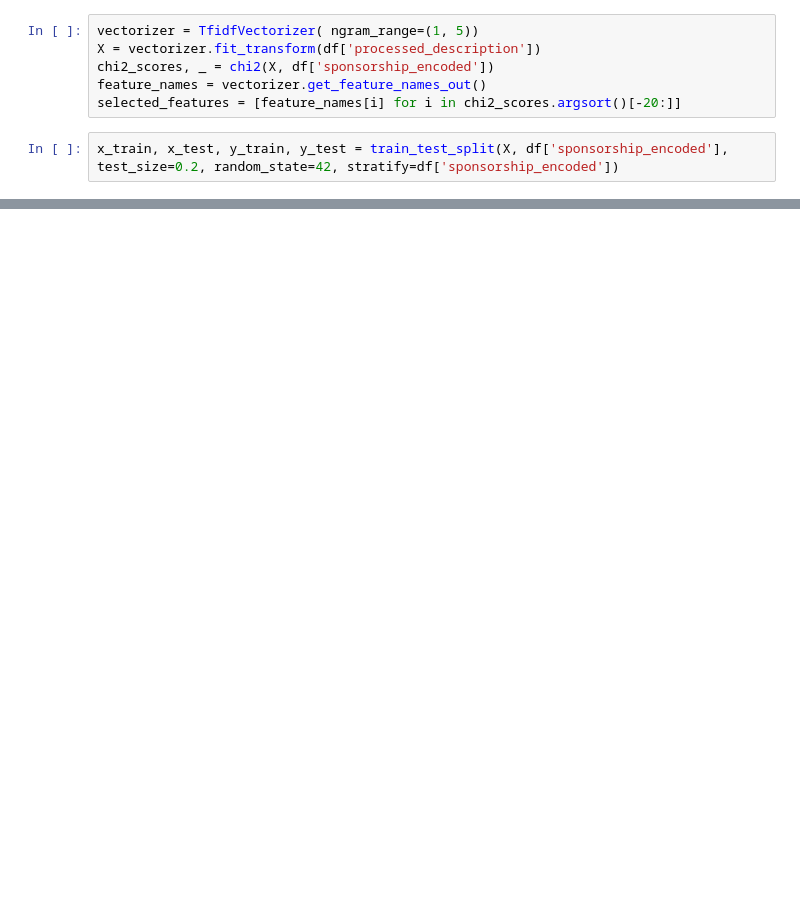
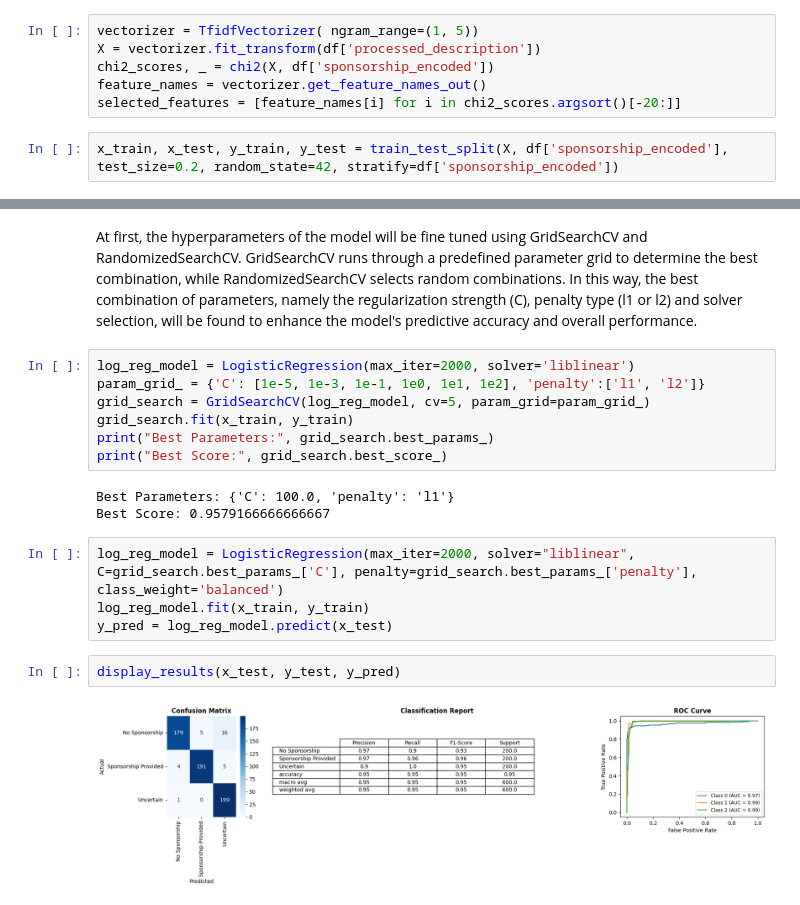
Before and after one commit to rsgGit/job-search, a Jupyter notebook: notebooks/text_classification_model.ipynb, the cells around one changed output, grey strips where cells are left out. Drawn from its saved outputs; the diff is of its cells as text; blank space fills up the shorter version.

```diff
--- a/notebooks/text_classification_model.ipynb
+++ b/notebooks/text_classification_model.ipynb
@@ -65,0 +93,20 @@ The model achieves an overall accuracy of 89%, performing well in classifying jo
+# %% [markdown]
+At first, the hyperparameters of the model will be fine tuned using GridSearchCV and RandomizedSearchCV. GridSearchCV runs through a predefined parameter grid to determine the best combination, while RandomizedSearchCV selects random combinations. In this way, the best combination of parameters, namely the regularization strength (C), penalty type (l1 or l2) and solver selection, will be found to enhance the model's predictive accuracy and overall performance.
+# %%
+log_reg_model = LogisticRegression(max_iter=2000, solver='liblinear')
+param_grid_ = {'C': [1e-5, 1e-3, 1e-1, 1e0, 1e1, 1e2], 'penalty':['l1', 'l2']}
+grid_search = GridSearchCV(log_reg_model, cv=5, param_grid=param_grid_)
+grid_search.fit(x_train, y_train)
+print("Best Parameters:", grid_search.best_params_)
+print("Best Score:", grid_search.best_score_)
+# %% [output]
+Best Parameters: {'C': 100.0, 'penalty': 'l1'}
+Best Score: 0.9579166666666667
+# %%
+log_reg_model = LogisticRegression(max_iter=2000, solver="liblinear", C=grid_search.best_params_['C'], penalty=grid_search.best_params_['penalty'], class_weight='balanced')
+log_reg_model.fit(x_train, y_train)
+y_pred = log_reg_model.predict(x_test)
+# %%
+display_results(x_test, y_test, y_pred)
+# %% [output]
+[figure, added]
```
Also changed, not shown: parts of 25 cells of this notebook.
